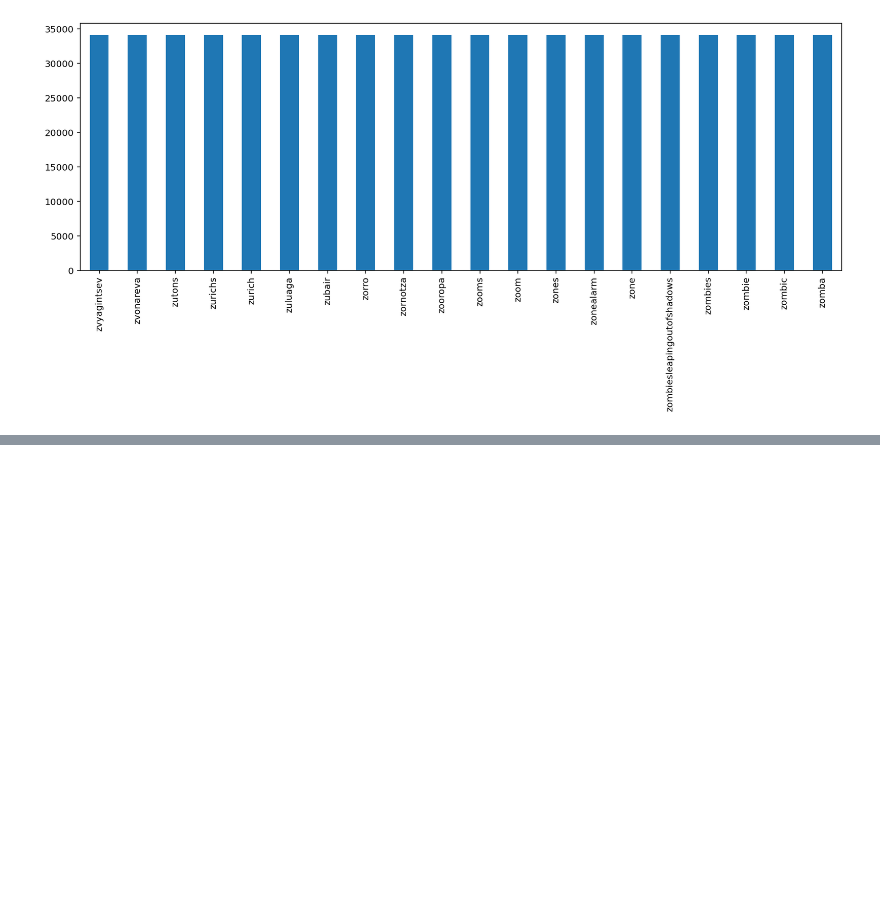
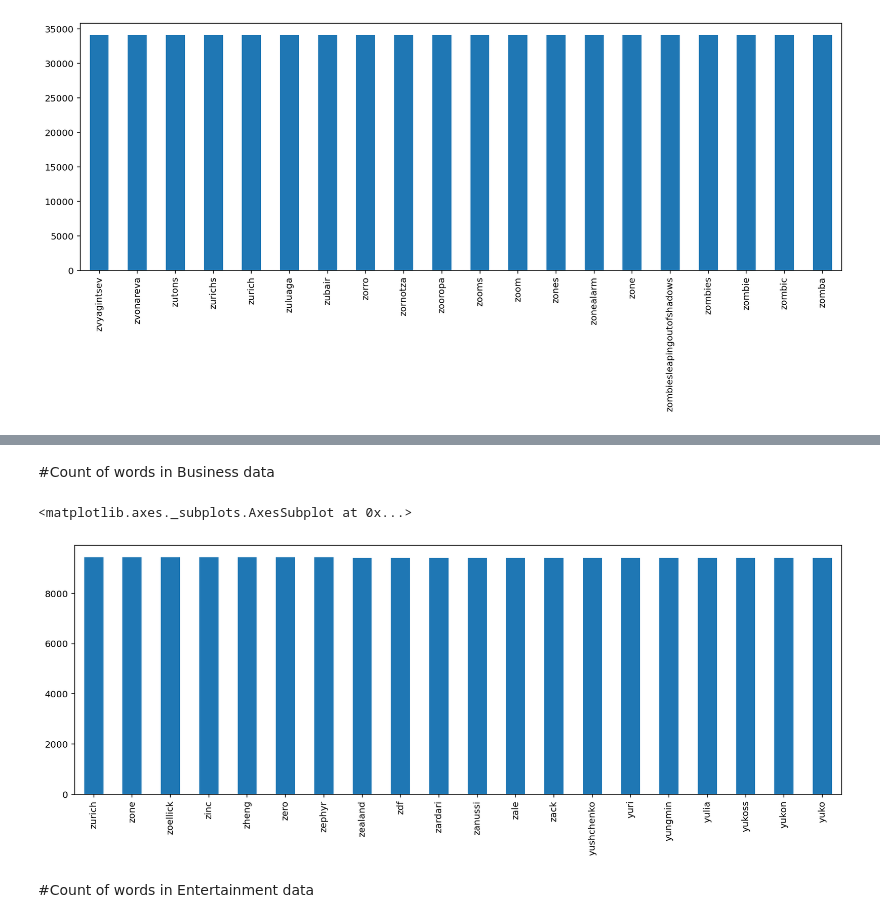
Before and after one commit to ajinkyamorade/Topic-Modeling-on-News-Articles, a Jupyter notebook: Topic_Modeling_on_News_Articles_Capstone_Project.ipynb, the cells around one changed output, grey strips where cells are left out. Drawn from its saved outputs; the diff is of its cells as text; code cells hidden in the pictures; blank space fills up the shorter version.

```diff
--- a/Topic_Modeling_on_News_Articles_Capstone_Project.ipynb
+++ b/Topic_Modeling_on_News_Articles_Capstone_Project.ipynb
@@ -190,0 +241,7 @@ top_vacab.plot(kind = 'bar', figsize=(15,5))
+# %%
+def length(text):
+    '''a function which returns the length of text'''
+    return len(text)
+# %%
+data['length'] = data['news'].apply(length)
+data.head(10)
@@ -190,0 +260,6 @@ top_vacab.plot(kind = 'bar', figsize=(15,5))
+# %%
+Business_data = data[data['type'] == 'business']
+Entertainment_data = data[data['type'] == 'entertainment']
+Politics_data = data[data['type'] == 'politics']
+Sport_data = data[data['type'] == 'sport']
+Tech_data = data[data['type'] == 'tech']
@@ -190,0 +282,31 @@ top_vacab.plot(kind = 'bar', figsize=(15,5))
+# %% [markdown]
+#Count of words in Business data
+# %%
+# create the object of tfid vectorizer
+tfid_vectorizer = TfidfVectorizer(stop_words = 'english')
+
+# fit the vectorizer using the text data
+tfid_vectorizer.fit(Business_data['news'])
+
+# collect the vocabulary items used in the vectorizer
+dictionary = tfid_vectorizer.vocabulary_.items()
+# %%
+# lists to store the vocab and counts
+vocab = []
+count = []
+# iterate through each vocab and count append the value to designated lists
+for key, value in dictionary:
+    vocab.append(key)
+    count.append(value)
+# store the count in panadas dataframe with vocab as index
+vocab_after_stem = pd.Series(count, index=vocab)
+# sort the dataframe
+vocab_after_stem = vocab_after_stem.sort_values(ascending=False)
+# plot of the top vocab
+top_vacab = vocab_after_stem.head(20)
+top_vacab.plot(kind = 'bar', figsize=(15,5))
+# %% [output]
+<matplotlib.axes._subplots.AxesSubplot at 0x...>
+[figure, added]
+# %% [markdown]
+#Count of words in Entertainment data
```
Also changed, not shown: parts of 11 cells of this notebook.
